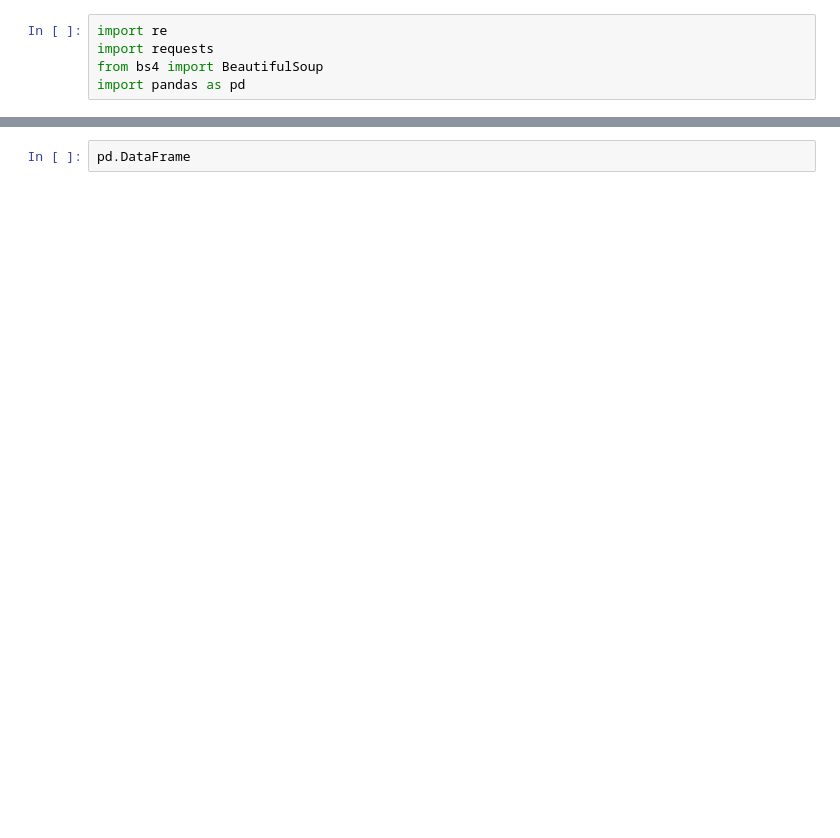
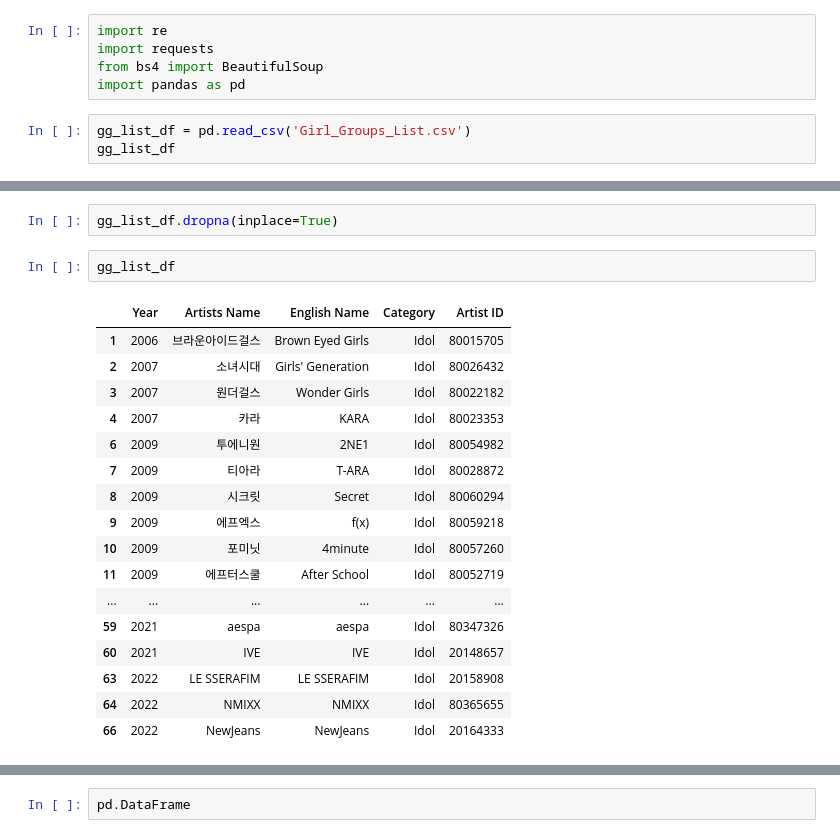
Before and after one commit to JiwonGigiShin/kpop_analysis, a Jupyter notebook: bugs_scraping.ipynb, the cells around one changed output, grey strips where cells are left out. Saved outputs shown, nothing was run; the diff lists cells and outputs as text; blank space fills up the shorter version.

```diff
--- a/bugs_scraping.ipynb
+++ b/bugs_scraping.ipynb
@@ -3,3 +3,6 @@ import re
 import requests
 from bs4 import BeautifulSoup
 import pandas as pd
+# %%
+gg_list_df = pd.read_csv('Girl_Groups_List.csv')
+gg_list_df
@@ -6,3 +23,25 @@ import pandas as pd
+# %%
+gg_list_df.dropna(inplace=True)
+# %%
+gg_list_df
+# %% [output]
+|  | Year | Artists Name | English Name | Category | Artist ID |
+| 1 | 2006 | 브라운아이드걸스 | Brown Eyed Girls | Idol | 80015705 |
+| 2 | 2007 | 소녀시대 | Girls' Generation | Idol | 80026432 |
+| 3 | 2007 | 원더걸스 | Wonder Girls | Idol | 80022182 |
+| 4 | 2007 | 카라 | KARA | Idol | 80023353 |
+| 6 | 2009 | 투에니원 | 2NE1 | Idol | 80054982 |
+| 7 | 2009 | 티아라 | T-ARA | Idol | 80028872 |
+| 8 | 2009 | 시크릿 | Secret | Idol | 80060294 |
+| 9 | 2009 | 에프엑스 | f(x) | Idol | 80059218 |
+| 10 | 2009 | 포미닛 | 4minute | Idol | 80057260 |
+| 11 | 2009 | 에프터스쿨 | After School | Idol | 80052719 |
+| ... | ... | ... | ... | ... | ... |
+| 59 | 2021 | aespa | aespa | Idol | 80347326 |
+| 60 | 2021 | IVE | IVE | Idol | 20148657 |
+| 63 | 2022 | LE SSERAFIM | LE SSERAFIM | Idol | 20158908 |
+| 64 | 2022 | NMIXX | NMIXX | Idol | 80365655 |
+| 66 | 2022 | NewJeans | NewJeans | Idol | 20164333 |
 # %%
 %%time
 
```
Also changed, not shown: parts of 5 cells of this notebook.
